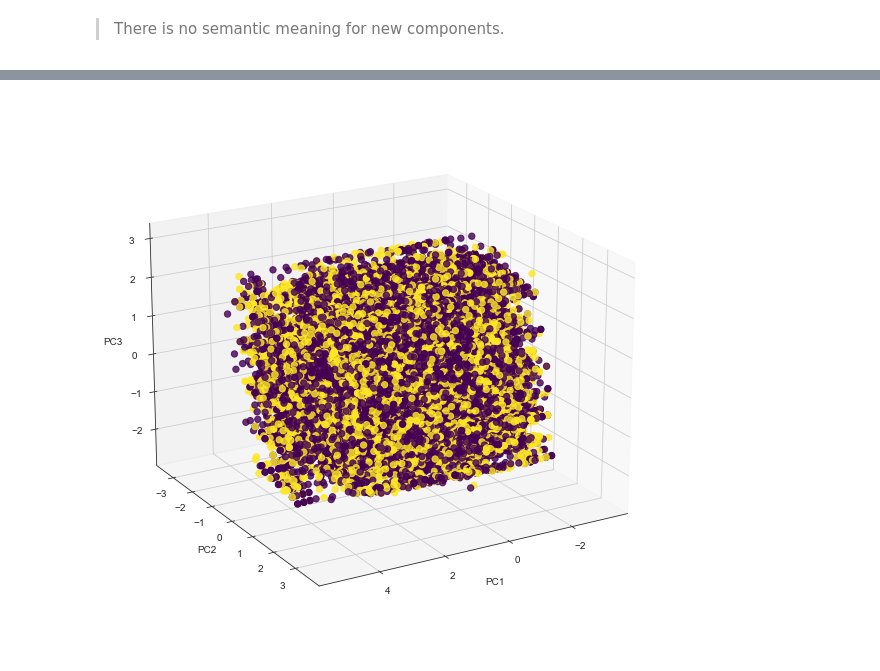
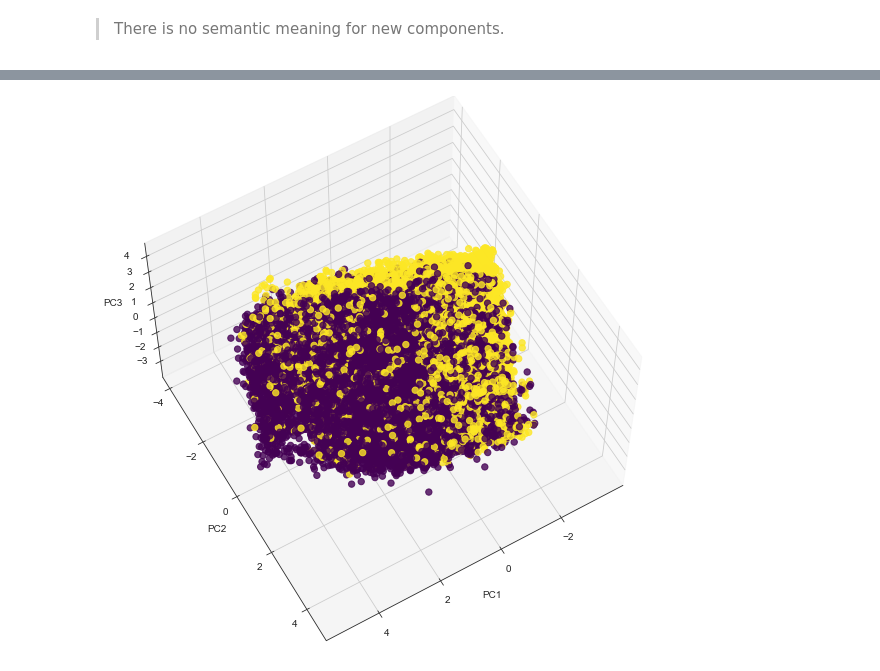
Before and after one commit to FedericoCantarelli/Customer-Satisfaction-Yojo, a Jupyter notebook: notebooks/2.1-fc-PCA.ipynb, the cells around one changed output, grey strips where cells are left out. Cells and saved outputs as stored; diff of their text form; code cells hidden in the pictures.

```diff
--- a/notebooks/2.1-fc-PCA.ipynb
+++ b/notebooks/2.1-fc-PCA.ipynb
@@ -112,9 +46,11 @@ df_scaled
+# %%
+df_pca_scaled = scaler.transform(df_for_pca)
 # %%
 pca = PCA()
-pca.fit(df_scaled)
+pca.fit(df_pca_scaled)
 # %% [output]
 PCA()
 # %%
-df_pca = pd.DataFrame(pca.transform(df_scaled))
+df_pca = pd.DataFrame(pca.transform(df_pca_scaled))
 # %%
 explained_var=pd.DataFrame(pca.explained_variance_ratio_).transpose()
@@ -165,6 +111,6 @@ pd.DataFrame(pca.components_,index=['PC1','PC2','PC3','PC4','PC5','PC6', 'PC7',
 # %% [markdown]
 >There is no semantic meaning for new components.
 # %%
-df_pca.columns=['PC1','PC2','PC3','PC4','PC5','PC6', 'PC7', 'PC8', 'PC9']
-df_pca = pd.concat([df_pca, df_selected['Satisfaction']], axis = 1)
-df_pca.to_csv('../data/processed/mdoel_PCA_final.csv')
+df_pca.columns=['PC1','PC2','PC3','PC4','PC5','PC6', 'PC7', 'PC8', 'PC9', 'PC10', 'PC11', 'PC12', 'PC13', 'PC14']
+df_pca = pd.concat([df_pca, df['Satisfaction']], axis = 1)
+df_pca
@@ -179,13 +141,13 @@ sns.scatterplot(x = 'PC1', y = 'PC2', data=df_pca, hue = 'Satisfaction', alpha =
 # %%
 from mpl_toolkits.mplot3d import axes3d
 
 fig = plt.figure(figsize = (10,10))
 ax = fig.add_subplot(111, projection='3d')
 ax.scatter(df_pca['PC1'], df_pca['PC2'],df_pca['PC3'], c=df_pca['Satisfaction'], cmap = 'viridis', s=40, alpha = .8)
 ax.set_xlabel('PC1')
 ax.set_ylabel('PC2')
 ax.set_zlabel('PC3')
-ax.view_init(20, 60)
+ax.view_init(60, 60)
 plt.show()
 # %% [output]
-[figure, old version]
+[figure, new version]
```
Also changed, not shown: parts of 16 cells of this notebook, 2 other files.
